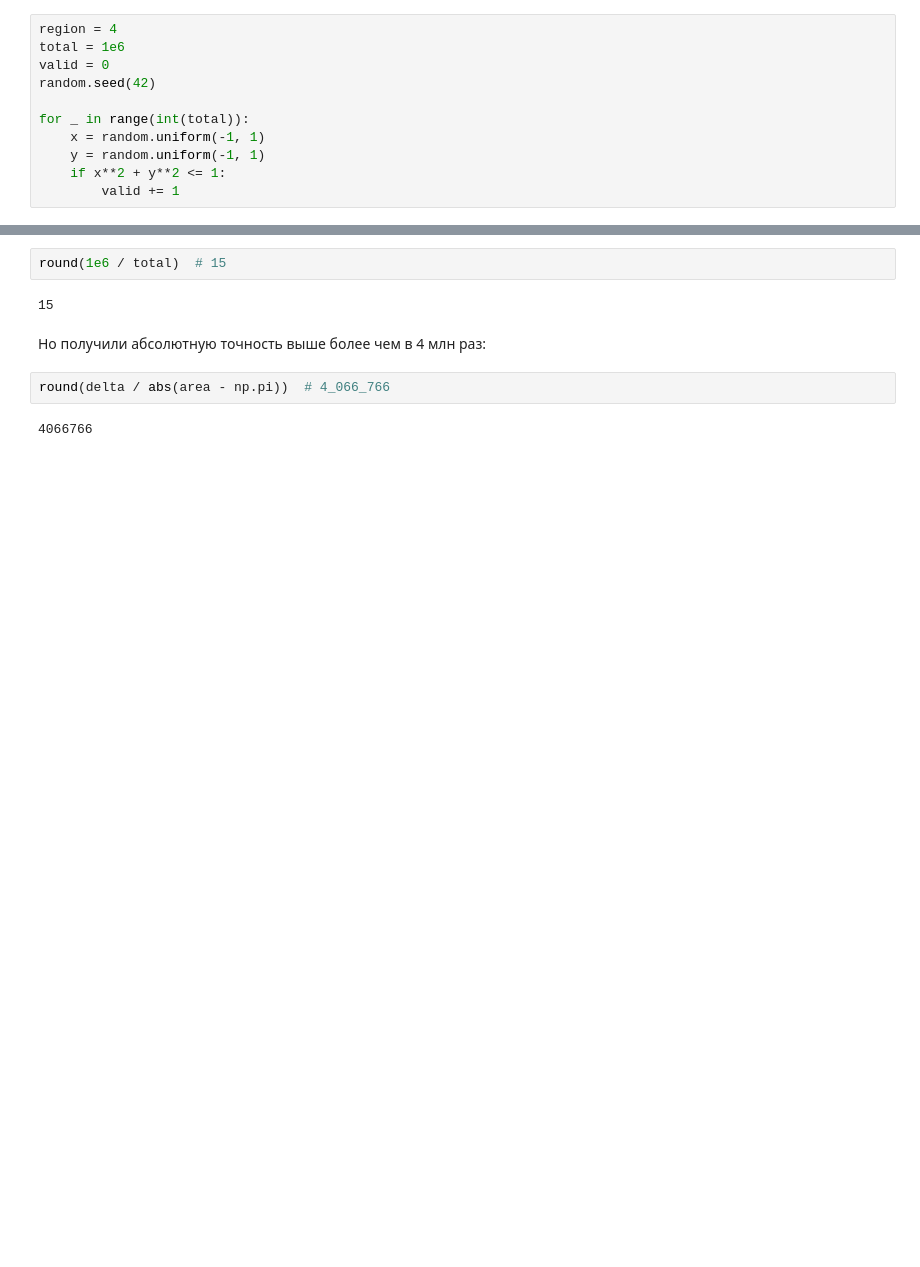
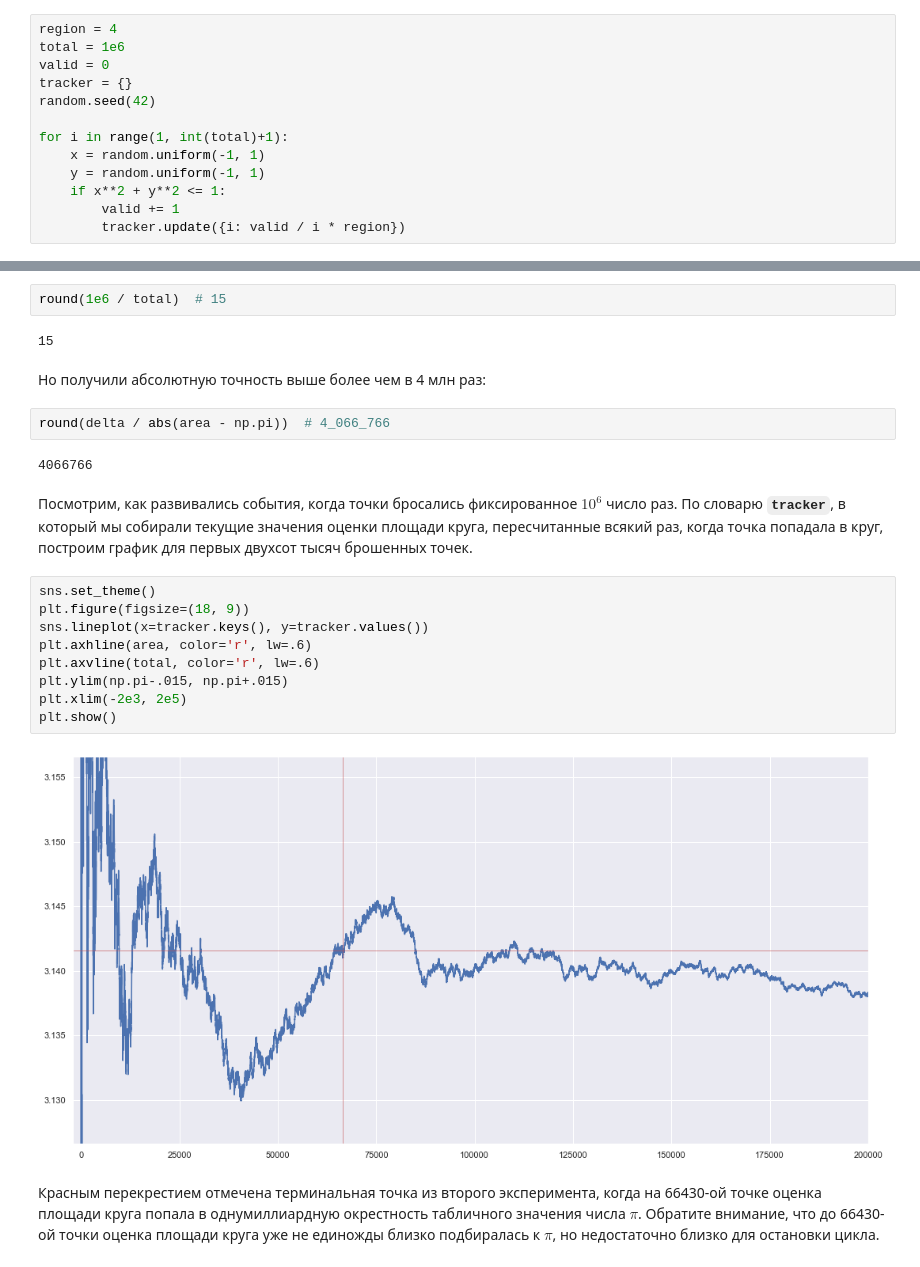
Before and after one commit to EvgenyMeredelin/appstat, a Jupyter notebook: appstat_03.ipynb, the cells around one changed output, grey strips where cells are left out. Saved outputs shown, nothing was run; the diff lists cells and outputs as text; blank space fills up the shorter version.

```diff
--- a/appstat_03.ipynb
+++ b/appstat_03.ipynb
@@ -18,13 +20,15 @@ __Пример__. _Оценить методом Монте-Карло площ
 region = 4
 total = 1e6
 valid = 0
+tracker = {}
 random.seed(42)
 
-for _ in range(int(total)):
+for i in range(1, int(total)+1):
     x = random.uniform(-1, 1)
     y = random.uniform(-1, 1)
     if x**2 + y**2 <= 1:
         valid += 1
+        tracker.update({i: valid / i * region})
 # %% [markdown]
 Итоговое значение счетчика __`valid`__ разделим на количество выпущенных точек __`total`__, получив долю благоприятных исходов, и умножим это отношение на геометрическую меру пространства всевозможных исходов - на площадь квадрата __`region`__:
 # %%
@@ -78,3 +82,18 @@ round(1e6 / total)  # 15
 round(delta / abs(area - np.pi))  # 4_066_766
 # %% [output]
 4066766
+# %% [markdown]
+Посмотрим, как развивались события, когда точки бросались фиксированное $10^6$ число раз. По словарю __`tracker`__, в который мы собирали текущие значения оценки площади круга, пересчитанные всякий раз, когда точка попадала в круг, построим график для первых двухсот тысяч брошенных точек.
+# %%
+sns.set_theme()
+plt.figure(figsize=(18, 9))
+sns.lineplot(x=tracker.keys(), y=tracker.values())
+plt.axhline(area, color='r', lw=.6)
+plt.axvline(total, color='r', lw=.6)
+plt.ylim(np.pi-.015, np.pi+.015)
+plt.xlim(-2e3, 2e5)
+plt.show()
+# %% [output]
+[figure, added]
+# %% [markdown]
+Красным перекрестием отмечена терминальная точка из второго эксперимента, когда на 66430-ой точке оценка площади круга попала в однумиллиардную окрестность табличного значения числа $\pi$. Обратите внимание, что до 66430-ой точки оценка площади круга уже не единожды близко подбиралась к $\pi$, но недостаточно близко для остановки цикла.
```
Also changed, not shown: parts of 3 cells of this notebook.
